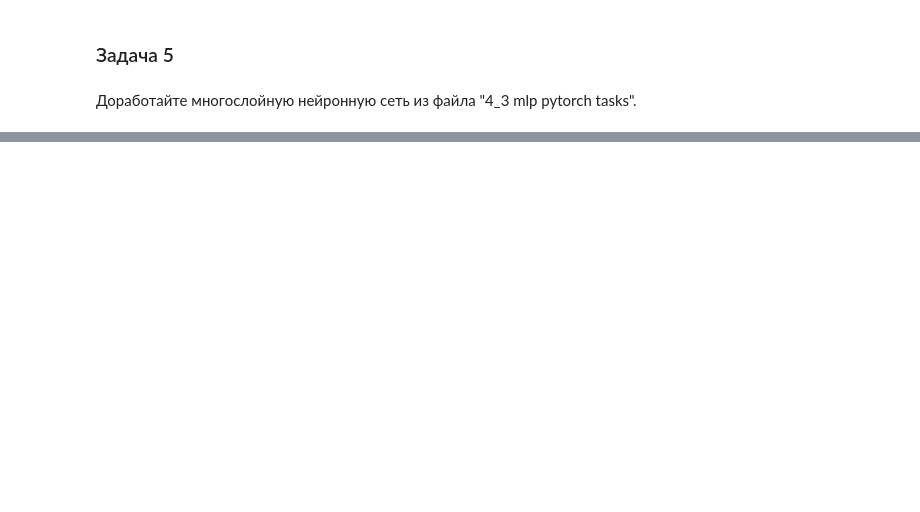
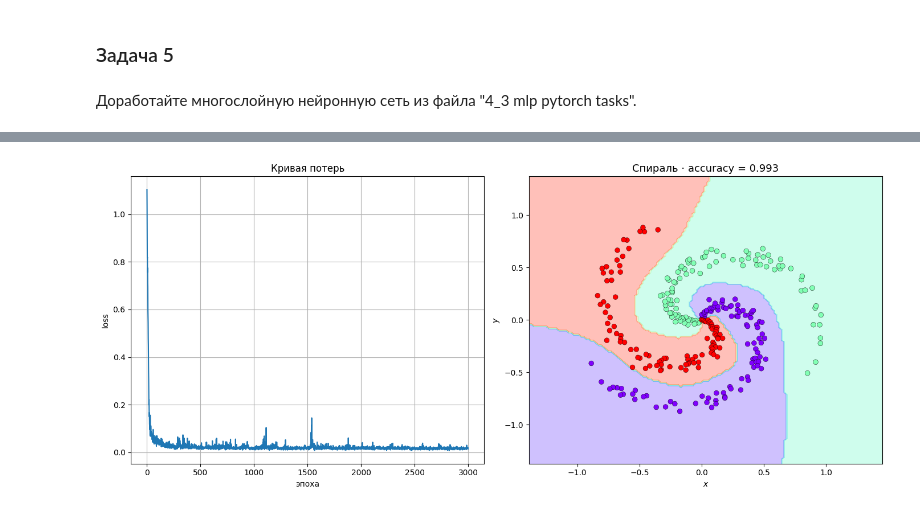
Before and after one commit to C4erries/DeepLerningLabs, a Jupyter notebook: lab4/Lab4 pytorch.ipynb, the cells around one changed output, grey strips where cells are left out. Saved outputs shown, nothing was run; the diff lists cells and outputs as text; code cells hidden in the pictures; blank space fills up the shorter version.

```diff
--- a/lab4/Lab4 pytorch.ipynb
+++ b/lab4/Lab4 pytorch.ipynb
@@ -56,0 +240,31 @@ import matplotlib.pyplot as plt
+# %%
+# --- Кривая потерь и решающая граница ---
+fig, axes = plt.subplots(1, 2, figsize=(14, 6))
+
+axes[0].plot(losses)
+axes[0].set_xlabel('эпоха'); axes[0].set_ylabel('loss')
+axes[0].set_title('Кривая потерь'); axes[0].grid(True)
+
+# сетка для отрисовки разделяющей поверхности
+h = 0.02
+x_min, x_max = X[:, 0].min() - 0.5, X[:, 0].max() + 0.5
+y_min, y_max = X[:, 1].min() - 0.5, X[:, 1].max() + 0.5
+xx, yy = np.meshgrid(np.arange(x_min, x_max, h),
+                     np.arange(y_min, y_max, h))
+grid = torch.FloatTensor(np.c_[xx.ravel(), yy.ravel()])
+
+net.eval()
+with torch.no_grad():
+    Z = net(grid).argmax(1).numpy().reshape(xx.shape)
+
+axes[1].contourf(xx, yy, Z, cmap=plt.cm.rainbow, alpha=0.3)
+axes[1].scatter(X[:, 0], X[:, 1], c=y, s=40, cmap=plt.cm.rainbow,
+                edgecolors='black', linewidths=0.3)
+axes[1].set_xlim(xx.min(), xx.max()); axes[1].set_ylim(yy.min(), yy.max())
+axes[1].set_title(f'Спираль · accuracy = {final_acc:.3f}', fontsize=13)
+axes[1].set_xlabel('$x$'); axes[1].set_ylabel('$y$')
+
+plt.tight_layout()
+plt.show()
+# %% [output]
+[figure, added]
```
Also changed, not shown: parts of 8 cells of this notebook, 1 other file.
